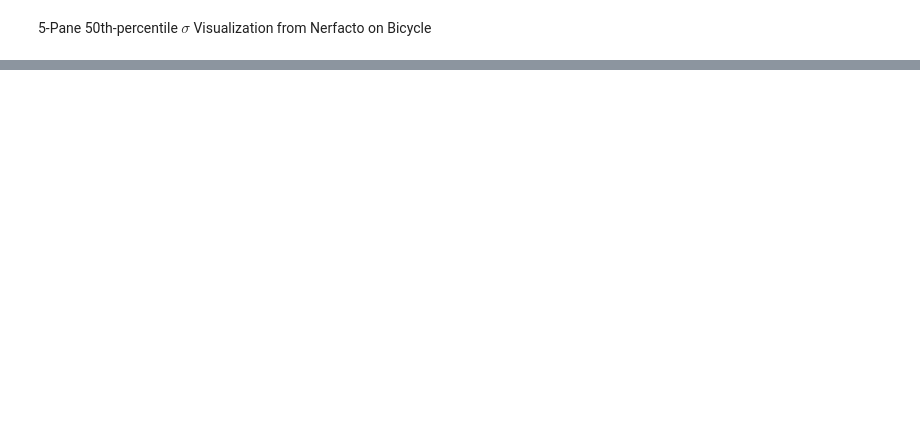
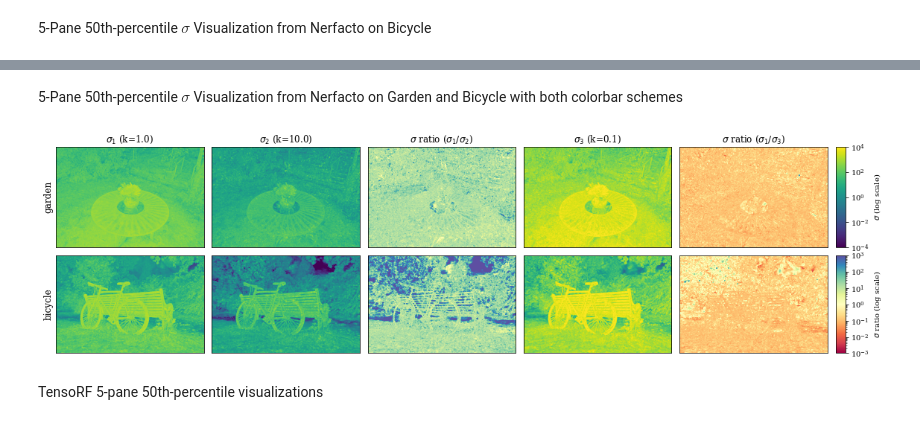
Before and after one commit to j93hahn/scratch, a Jupyter notebook: scratch/algos/alphainv.ipynb, the cells around one changed output, grey strips where cells are left out. Saved outputs shown, nothing was run; the diff lists cells and outputs as text; code cells hidden in the pictures; blank space fills up the shorter version.

```diff
--- a/scratch/algos/alphainv.ipynb
+++ b/scratch/algos/alphainv.ipynb
@@ -222,0 +230,66 @@ plt.show()
+# %% [markdown]
+5-Pane 50th-percentile $\sigma$ Visualization from Nerfacto on Garden and Bicycle with both colorbar schemes
+# %%
+lower, upper = 1e-4, 1e4
+ratio_lower, ratio_upper = 1e-3, 1e3
+
+fig = plt.figure(figsize=(19, 8))
+grid = ImageGrid(
+    fig, 111, nrows_ncols=(2, 5), axes_pad=0.15,
+    cbar_location="right", cbar_mode="edge", cbar_size="7%", cbar_pad=0.15,
+)
+
+# extract garden data
+k_01 = process_sigmas(np.load("garden_01.npy").squeeze(), lower, upper)
+k_1 = process_sigmas(np.load("garden_1.npy").squeeze(), lower, upper)
+k_10 = process_sigmas(np.load("garden_10.npy").squeeze(), lower, upper)
+height, width = k_01.shape
+
+cb_base = grid[0].imshow(k_1.reshape(height, width), cmap='viridis', norm=LogNorm(lower, upper))
+grid[0].set_title(r"$\sigma_1$ (k=1.0)", fontsize=12)
+grid[1].imshow(k_10.reshape(height, width), cmap='viridis', norm=LogNorm(lower, upper))
+grid[1].set_title(r"$\sigma_2$ (k=10.0)", fontsize=12)
+grid[3].imshow(k_01.reshape(height, width), cmap='viridis', norm=LogNorm(lower, upper))
+grid[3].set_title(r"$\sigma_3$ (k=0.1)", fontsize=12)
+
+high_ratio = process_sigmas(k_1 / k_10, ratio_lower, ratio_upper)
+low_ratio = process_sigmas(k_1 / k_01, ratio_lower, ratio_upper)
+cb_ratio = grid[2].imshow(high_ratio, cmap='Spectral', norm=LogNorm(ratio_lower, ratio_upper))
+grid[2].set_title(r"$\sigma$ ratio ($\sigma_1 / \sigma_2$)", fontsize=12)
+grid[4].imshow(low_ratio, cmap='Spectral', norm=LogNorm(ratio_lower, ratio_upper))
+grid[4].set_title(r"$\sigma$ ratio ($\sigma_1 / \sigma_3$)", fontsize=12)
+
+# extract bicycle data
+k_01 = process_sigmas(np.load("bicycle_01.npy").squeeze(), lower, upper)
+k_1 = process_sigmas(np.load("bicycle_1.npy").squeeze(), lower, upper)
+k_10 = process_sigmas(np.load("bicycle_10.npy").squeeze(), lower, upper)
+height, width = k_01.shape
+
+grid[5].imshow(k_1.reshape(height, width), cmap='viridis', norm=LogNorm(lower, upper))
+grid[6].imshow(k_10.reshape(height, width), cmap='viridis', norm=LogNorm(lower, upper))
+grid[8].imshow(k_01.reshape(height, width), cmap='viridis', norm=LogNorm(lower, upper))
+
+high_ratio = process_sigmas(k_1 / k_10, ratio_lower, ratio_upper)
+low_ratio = process_sigmas(k_1 / k_01, ratio_lower, ratio_upper)
+grid[7].imshow(high_ratio, cmap='Spectral', norm=LogNorm(ratio_lower, ratio_upper))
+grid[9].imshow(low_ratio, cmap='Spectral', norm=LogNorm(ratio_lower, ratio_upper))
+
+for index in range(10):
+    grid[index].get_xaxis().set_visible(False)
+    if index not in [0, 5]:
+        grid[index].get_yaxis().set_visible(False)
+
+# colorbars and labels
+plt.colorbar(cb_base, cax=grid.cbar_axes[0], label=r"$\sigma$ (log scale)")
+plt.colorbar(cb_ratio, cax=grid.cbar_axes[1], label=r"$\sigma$ ratio (log scale)")
+grid[0].set_ylabel("garden", fontsize=12)
+grid[0].set_yticks([])
+grid[5].set_ylabel("bicycle", fontsize=12)
+grid[5].set_yticks([])
+
+plt.savefig(f"combination.pdf", dpi=300, bbox_inches='tight')
+plt.show()
+# %% [output]
+[figure, added]
+# %% [markdown]
+TensoRF 5-pane 50th-percentile visualizations
```
Also changed, not shown: parts of 4 cells of this notebook.
